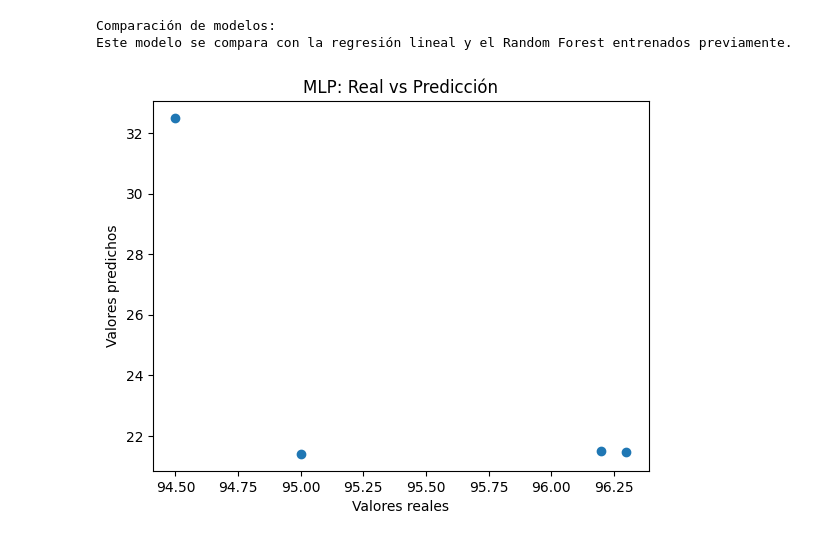
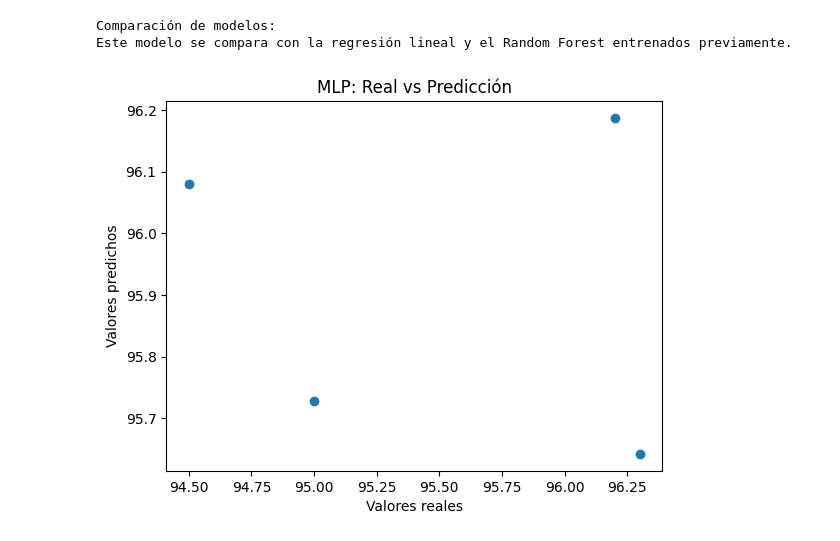
Before and after one commit to Gema-Villanueva/Brecha-Digital-2, a Jupyter notebook: ultimasmodificaciones_brechasDigitales.ipynb, the cells around one changed output. Cells and saved outputs as stored; diff of their text form; code cells hidden in the pictures.

Commit message:
Normalización de datos y Red neuronal

```diff
--- a/ultimasmodificaciones_brechasDigitales.ipynb
+++ b/ultimasmodificaciones_brechasDigitales.ipynb
@@ -899,11 +922,24 @@ Mejora media estimada a 5 años: -0.13 puntos porcentuales
 # Creamos y entrenamos la red neuronal (MLP)
 # Usamos los mismos datos de entrenamiento definidos anteriormente
 
+X_mlp = df[["renta_media", "paro_pct", "arope_pct"]]
+y_mlp = df["banda_ancha_pct"]
+
+# Dividimos los datos para el MLP
+X_train_mlp, X_test_mlp, y_train_mlp, y_test_mlp = train_test_split(
+    X_mlp, y_mlp, test_size=0.2, random_state=42
+)
+
+# Normalización de datos para el MLP
+scaler_mlp = MinMaxScaler()
+X_train_mlp = scaler_mlp.fit_transform(X_train_mlp)
+X_test_mlp = scaler_mlp.transform(X_test_mlp)
+
 mlp = MLPRegressor(
     hidden_layer_sizes=(10,),
-    max_iter=1000,
+    max_iter=15000, # Increased max_iter to allow for better convergence
     random_state=42
 )
 
-mlp.fit(X_train, y_train)
+mlp.fit(X_train_mlp, y_train_mlp)
 # %% [output]
@@ -911,7 +947,7 @@ MLPRegressor(hidden_layer_sizes=(10,), max_iter=1000, random_state=42)
 # %%
 # Generamos predicciones con el modelo sobre el conjunto de prueba
 
-y_pred = mlp.predict(X_test)
+y_pred = mlp.predict(X_test_mlp)
 # %%
 # Calculamos métricas de evaluación del modelo
 
@@ -941,10 +977,10 @@ Este modelo se compara con la regresión lineal y el Random Forest entrenados pr
 # %%
 # Comparación visual de valores reales vs predichos
 
-plt.scatter(y_test, y_pred)
+plt.scatter(y_test_mlp, y_pred)
 plt.xlabel("Valores reales")
 plt.ylabel("Valores predichos")
 plt.title("MLP: Real vs Predicción")
 plt.show()
 # %% [output]
-[figure, old version]
+[figure, new version]
```
Also changed, not shown: parts of 7 cells of this notebook.
